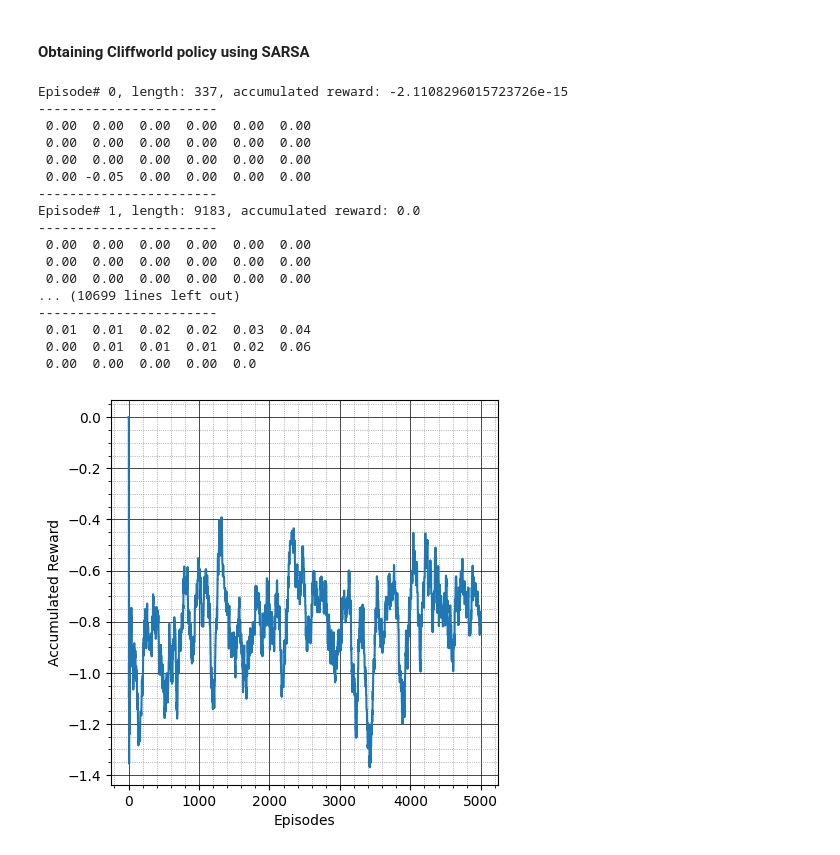
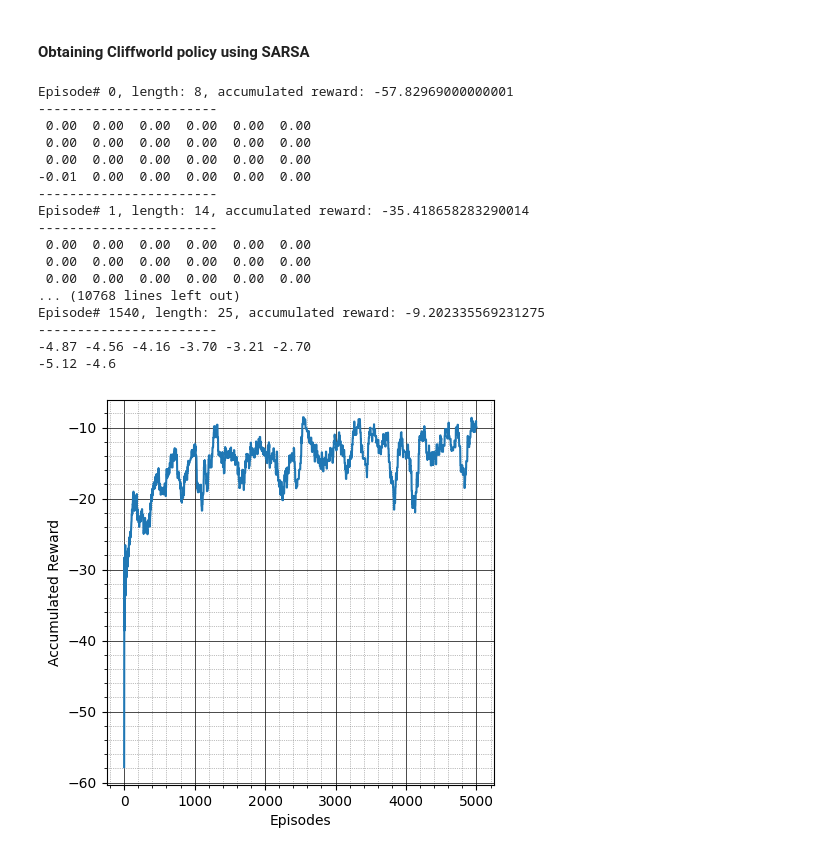
Before and after one commit to tsultan16/Reinforcement_Learning, a Jupyter notebook: grid_world.ipynb, the cells around one changed output. Cells and saved outputs as stored; diff of their text form; code cells hidden in the pictures.

Commit message:
updated cliffworld default params

```diff
--- a/grid_world.ipynb
+++ b/grid_world.ipynb
@@ -535,7 +535,7 @@ Testing Q learning and SARSA on the CliffWorld problem
 # %%
 class CliffWorld(MDP):
 
-    def __init__(self, discount_factor=0.9) :
+    def __init__(self, discount_factor=0.9, noise=0.01) :
 
         # initialise the set of all possible states, in this case tuples (x,y) of all grid cells, excluding walls
         # will use the example from lectures and tute week 7
@@ -562,7 +562,7 @@ class CliffWorld(MDP):
                    self.states.append((x,y))
 
         # specify probability of splipping
-        self.noise = 0.1
+        self.noise = noise
 
         # specify/enumerate the actions
         self.terminate = 0
@@ -575,11 +575,11 @@ class CliffWorld(MDP):
         # set the discount factor
         self.gamma = discount_factor
 
-        # specify rewards
-        self.rewards =  {(1,0) : -5.0, (2,0) : -5.0, (3,0) : -5.0, (4,0) : -5.0, (5,0) : 0.1}
+        # specify rewards for transitioning into terminal states
+        self.rewards =  {(1,0) : -100.0, (2,0) : -100.0, (3,0) : -100.0, (4,0) : -100.0, (5,0) : -1.0}
 
         # specify action cost
-        self.action_cost = 0.0
+        self.action_cost = -1.0
 
         # empty list for storing the discounted reward at each step opf the episode
         self.episode_discounted_rewards = []
@@ -624,7 +624,7 @@ class CliffWorld(MDP):
         return valid_actions
 
 
-    # for given state-action pair, returns possible successor states along with their corresponding transition probabilities
+    # transition function
     def get_transitions(self, state, action):
 
         # probability of not slipping
@@ -664,10 +664,12 @@ class CliffWorld(MDP):
         return transitions
 
 
+    # reward function
     def get_rewards(self, state, action, next_state):
-        # transitioning to the exit state will earn the non-zero rewards
-        if (state in self.terminal_states) and (next_state == self.exit):
-            reward = self.rewards[state]
+        if next_state in self.terminal_states:
+            reward = self.rewards[next_state]
+        elif next_state == self.exit:
+            reward = 0.0
         else:
             reward = self.action_cost
 
@@ -743,9 +745,9 @@ class CliffWorld(MDP):
 #### Obtaining Cliffworld policy using value iteration
 # %%
 # instantiate cliff world mdp object
-cw1 = CliffWorld(discount_factor=0.7)
+cw1 = CliffWorld(discount_factor=0.9, noise=0.000001)
 
-value_iteration(cw1, num_iters=1000, theta=0.0001)
+value_iteration(cw1, num_iters=100, theta=0.0)
 
 # policy extraction
 pi1 = cw1.extract_policy()
@@ -780,7 +782,7 @@ left   end    end    end    end    end
 # %% [markdown]
 #### Obtaining Cliffworld policy using Q learning
 # %%
-cw2 = CliffWorld(discount_factor=0.9)
+cw2 = CliffWorld(discount_factor=0.9, noise=0.000001)
 
 # instantiate Q learner
 QL1 = QLearner(cw2, epsilon=0.2, alpha=0.01)
@@ -824,44 +826,44 @@ Episode# 1530, length: 12, accumulated reward: 0.031381059609000006
 # %% [markdown]
 #### Obtaining Cliffworld policy using SARSA
 # %%
-cw3 = CliffWorld(discount_factor=0.9)
+cw3 = CliffWorld(discount_factor=0.9, noise=0.000001)
 
 # instantiate Q learner
 QL2 = QLearner(cw3, epsilon=0.2, alpha=0.01)
 
 # training
 episode_rewards = QL2.train(episodes=5000, SARSA=True)
 
 # policy extraction
 pi2 = cw3.extract_policy()
 
 print("-----------------------")
 for y in range(cw3.height-1, -1, -1):
     for x in range(cw3.width):
         if (x,y) in pi2:
             print(f"{pi2[(x,y)]:<6}", end=' ')
         else:
             print(f"{'None':<6}", end=' ')
     print("")
 print("-----------------------")
 
 plot_rewards(episode_rewards, window_size=100)
 # %% [output]
-Episode# 0, length: 337, accumulated reward: -2.1108296015723726e-15
+Episode# 0, length: 8, accumulated reward: -57.82969000000001
 -----------------------
  0.00  0.00  0.00  0.00  0.00  0.00
  0.00  0.00  0.00  0.00  0.00  0.00
  0.00  0.00  0.00  0.00  0.00  0.00
- 0.00 -0.05  0.00  0.00  0.00  0.00
+-0.01  0.00  0.00  0.00  0.00  0.00
 -----------------------
-Episode# 1, length: 9183, accumulated reward: 0.0
+Episode# 1, length: 14, accumulated reward: -35.418658283290014
 -----------------------
  0.00  0.00  0.00  0.00  0.00  0.00
  0.00  0.00  0.00  0.00  0.00  0.00
  0.00  0.00  0.00  0.00  0.00  0.00
-... (10699 lines left out)
+... (10768 lines left out)
+Episode# 1540, length: 25, accumulated reward: -9.202335569231275
 -----------------------
- 0.01  0.01  0.02  0.02  0.03  0.04
- 0.00  0.01  0.01  0.01  0.02  0.06
- 0.00  0.00  0.00  0.00  0.0
+-4.87 -4.56 -4.16 -3.70 -3.21 -2.70
+-5.12 -4.6
-[figure, old version]
+[figure, new version]
```
Also changed, not shown: parts of 2 cells of this notebook.
